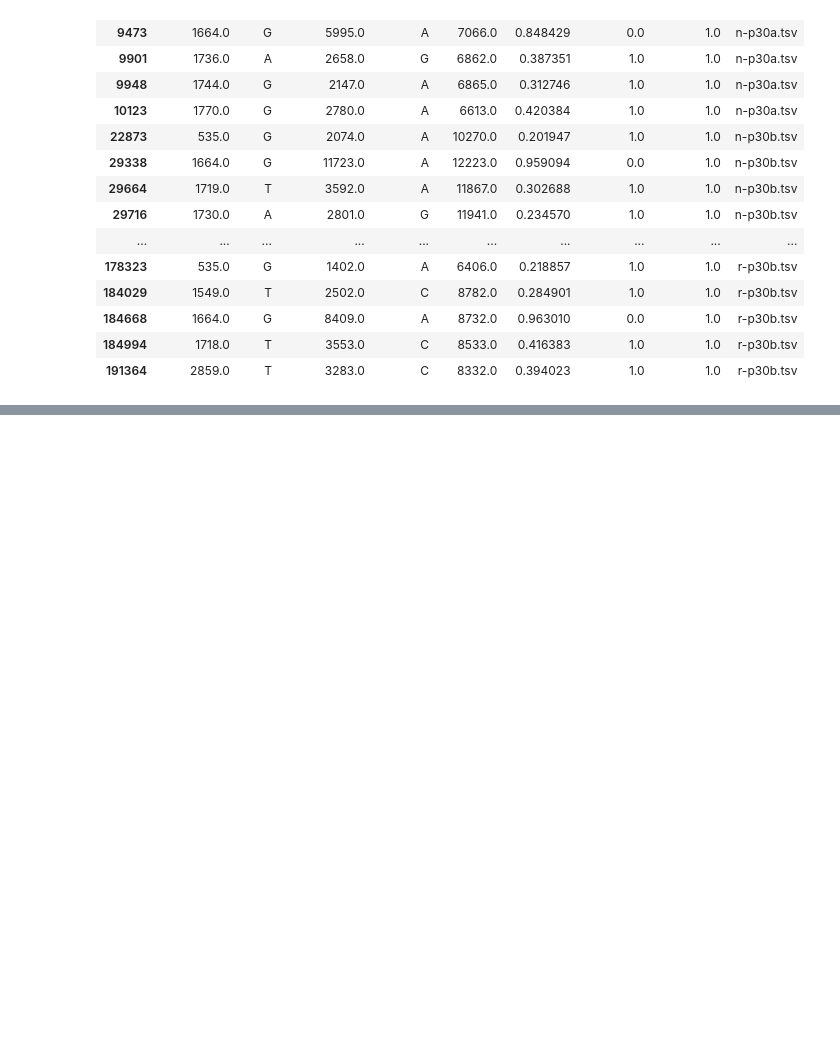
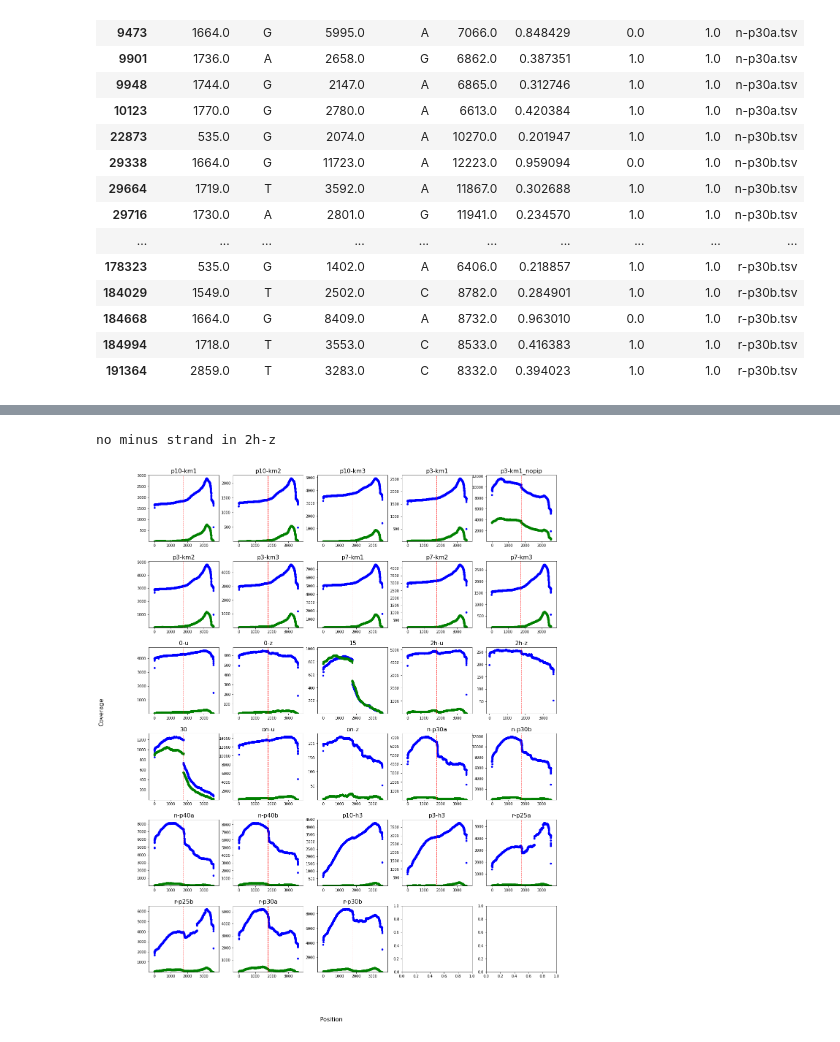
Before and after one commit to taliaku/SternLab, a Jupyter notebook: MS2_analysis/loop_genomics_short_genomes.ipynb, the cells around one changed output, grey strips where cells are left out. Drawn from its saved outputs; the diff is of its cells as text; code cells hidden in the pictures; blank space fills up the shorter version.

```diff
--- a/MS2_analysis/loop_genomics_short_genomes.ipynb
+++ b/MS2_analysis/loop_genomics_short_genomes.ipynb
@@ -497,0 +547,35 @@ for i in ['p3-km1', 'p3-km1_nopip', 'p3-km2', 'p3-km3', 'p7-km1', 'p7-km2', 'p7-
+# %%
+# read freqs
+f = pd.read_csv('/sternadi/home/volume2/noam/ms2/short_genomes/all_freqs.csv')
+f['File'] = f.File.str.replace('.tsv', '')
+
+f_stranded = pd.read_csv('/sternadi/home/volume2/noam/ms2/short_genomes/all_freqs_stranded.csv')
+f_stranded['File'] = f_stranded.File.str.replace('.tsv', '')
+f_stranded['strand'] = f_stranded.File.str.split('_').str[-1]
+f_stranded['Sample'] = f_stranded.File.str.replace('_minus', '').str.replace('_plus', '')
+# %%
+fig, axes = plt.subplots(nrows=6, ncols=5)
+axes = axes.flatten()
+for sample, a in zip(f_stranded.Sample.drop_duplicates(), axes):
+    df_line = f_stranded[(f_stranded.Sample == sample) & (f_stranded.read_base == f_stranded.ref_base) & (f_stranded.ref_base != '-')]
+    df_line[df_line.strand == 'plus'].plot(x='ref_pos', y='coverage', kind='scatter', ax=a, color='blue', label='plus')
+    try:
+        df_line[df_line.strand == 'minus'].plot(x='ref_pos', y='coverage', kind='scatter', ax=a, color='green', label='minus')
+    except:
+        print(f'no minus strand in {sample}')
+    a.axvline(x=1764, ls='--', color='red', lw=1)
+    a.set_ylim(1,)
+    a.set_ylabel('')
+    a.set_xlabel('')
+    if sample != 'r-p30-b':
+        a.legend().set_visible(False)
+    else:
+        a.legend(loc="upper center", bbox_to_anchor=(1.2, 0))
+    a.set_title(sample, fontsize=16)
+fig.text(s='Position', x=0.45, y=0.05, fontsize=16)
+fig.text(s='Coverage', y=0.5, x=0.03, fontsize=16, rotation=90)
+fig.set_size_inches(20, 25)
+fig.subplots_adjust(hspace=0.3, wspace=0.2)
+# %% [output]
+no minus strand in 2h-z
+[figure, added]
```
Also changed, not shown: parts of 21 cells of this notebook, 1 other file.
